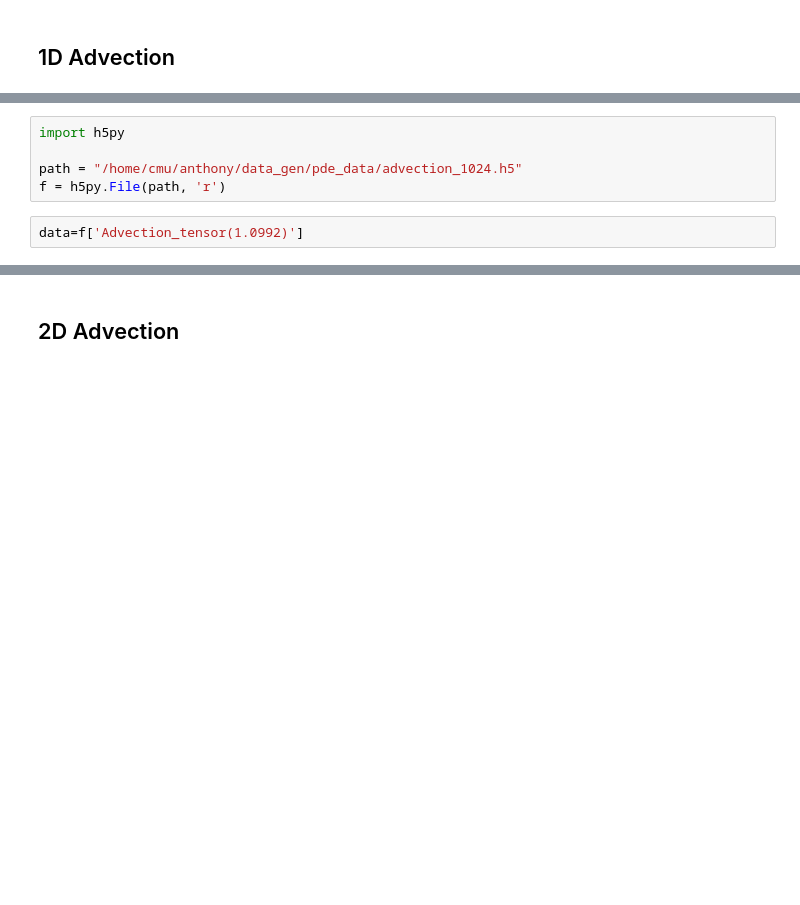
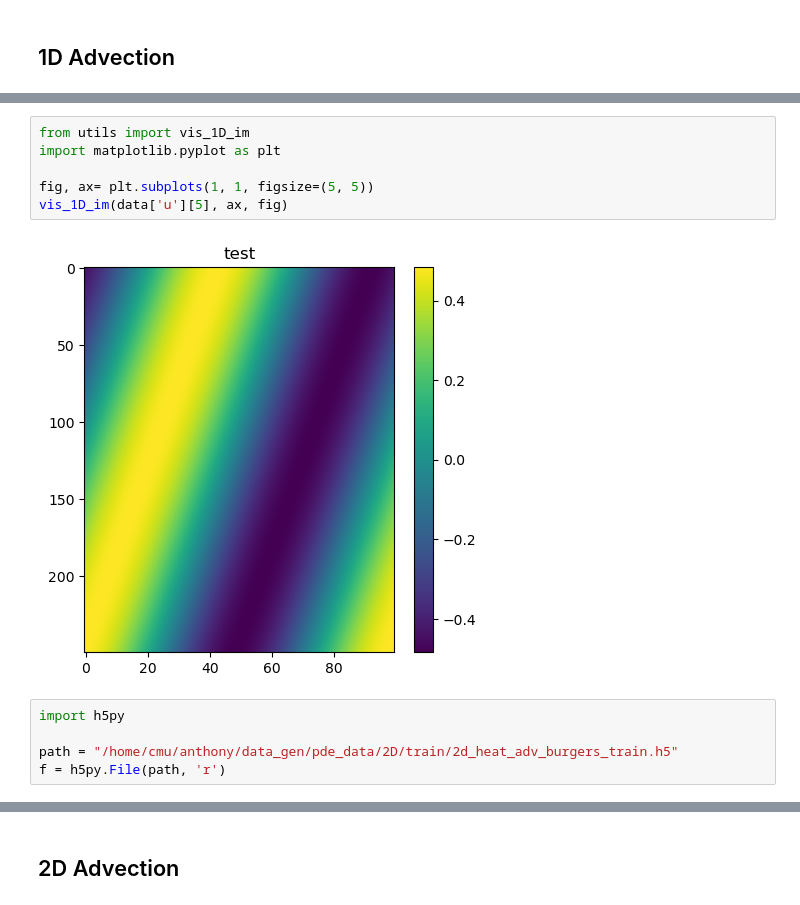
Before and after one commit to anthonyzhou-1/data_gen, a Jupyter notebook: visualize.ipynb, the cells around one changed output, grey strips where cells are left out. Cells and saved outputs as stored; diff of their text form; blank space fills up the shorter version.

```diff
--- a/visualize.ipynb
+++ b/visualize.ipynb
@@ -3,7 +111,13 @@
+# %%
+from utils import vis_1D_im
+import matplotlib.pyplot as plt
+
+fig, ax= plt.subplots(1, 1, figsize=(5, 5))
+vis_1D_im(data['u'][5], ax, fig)
+# %% [output]
+[figure, added]
 # %%
 import h5py
 
-path = "/home/cmu/anthony/data_gen/pde_data/advection_1024.h5"
+path = "/home/cmu/anthony/data_gen/pde_data/2D/train/2d_heat_adv_burgers_train.h5"
 f = h5py.File(path, 'r')
-# %%
-data=f['Advection_tensor(1.0992)']
```
Also changed, not shown: parts of 14 cells of this notebook, 23 other files.
